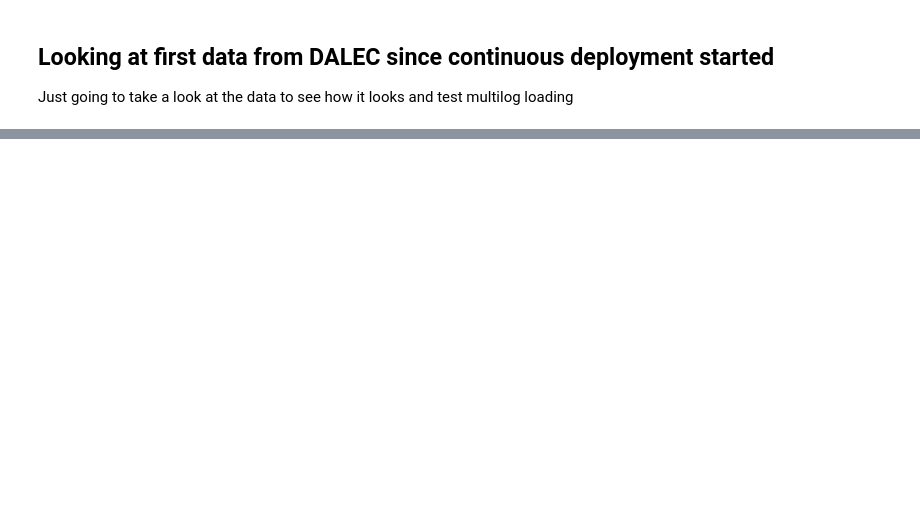
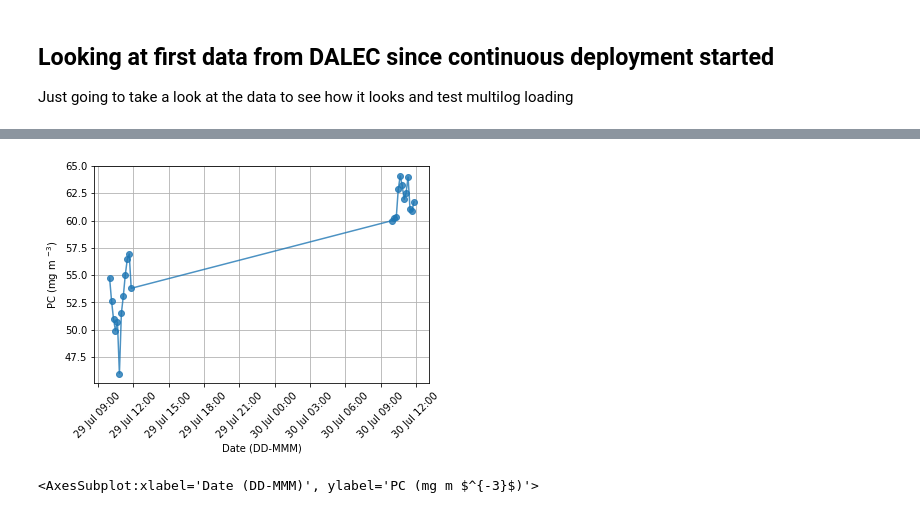
Before and after one commit to scmc72/DALEC_processing, a Jupyter notebook: first-Automated-data.ipynb, the cells around one changed output, grey strips where cells are left out. Drawn from its saved outputs; the diff is of its cells as text; code cells hidden in the pictures; blank space fills up the shorter version.

```diff
--- a/first-Automated-data.ipynb
+++ b/first-Automated-data.ipynb
@@ -266,0 +426,11 @@ for i in range(6225, 7248):
+# %%
+spect_wavelengths = dalecLoad.load_DALEC_spect_wavelengths('data/Jul-Aug/DALEC_72_73.dtf')
+
+# okay so with these new versions of the loading functions I can load a multilog file generated from serial output
+multiLog = load_DALEC_log('data/Jul-Aug/DALEC_72_73.dtf')
+# and then take daily (or another time interval) means
+result = (multiLog.groupby(['Channel', 'spectral_ind']
+                           +[pd.Grouper(freq='1D', level='Datetime')]).mean())
+# and finally regrid, calc Rrs, and resample to SD wavelengths
+df_daily_gridded = uniform_grid_spectra_multi(result, spect_wavelengths, resample_to_SDs=True)
+df_daily_gridded
@@ -266,0 +457,7 @@ for i in range(6225, 7248):
+# %%
+# let's try 20 min mean:
+result_hourly = (multiLog.groupby(['Channel', 'spectral_ind']
+                           +[pd.Grouper(freq='10min', level='Datetime')]).mean())
+# and finally regrid, calc Rrs, and resample to SD wavelengths
+df_hourly_gridded = uniform_grid_spectra_multi(result_hourly, spect_wavelengths, resample_to_SDs=True)
+df_hourly_gridded
@@ -266,0 +496,7 @@ for i in range(6225, 7248):
+# %%
+SD_NC_loading.plot_algorithm_from_DF(df_hourly_gridded,
+                                     algorithm=SD_NC_loading.NDPCI_from_DF,
+                                     dailyTicks=False, date_format='%d %b %H:%M')
+# %% [output]
+[figure, added]
+<AxesSubplot:xlabel='Date (DD-MMM)', ylabel='PC (mg m $^{-3}$)'>
```
Also changed, not shown: parts of 18 cells of this notebook, 3 other files.
